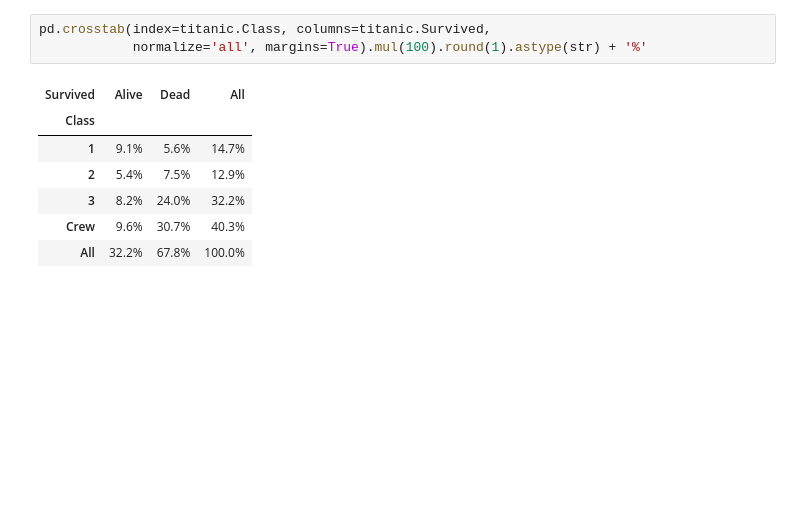
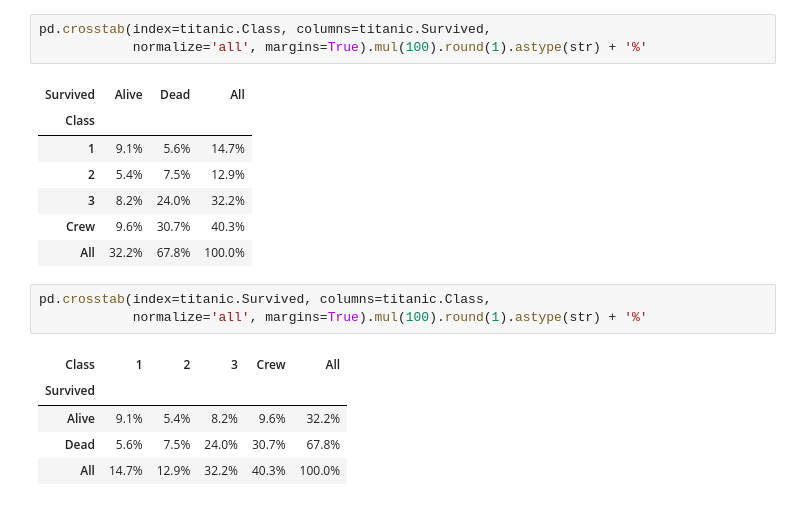
Before and after one commit to StephenDSNYC/IS5, a Jupyter notebook: code/ch03/ch03titanic.ipynb, the cells around one changed output. Saved outputs shown, nothing was run; the diff lists cells and outputs as text; blank space fills up the shorter version.

```diff
--- a/code/ch03/ch03titanic.ipynb
+++ b/code/ch03/ch03titanic.ipynb
@@ -62,3 +62,12 @@ pd.crosstab(index=titanic.Class, columns=titanic.Survived,
 | 3 | 8.2% | 24.0% | 32.2% |
 | Crew | 9.6% | 30.7% | 40.3% |
 | All | 32.2% | 67.8% | 100.0% |
+# %%
+pd.crosstab(index=titanic.Survived, columns=titanic.Class,
+            normalize='all', margins=True).mul(100).round(1).astype(str) + '%'
+# %% [output]
+| Class | 1 | 2 | 3 | Crew | All |
+| Survived |  |  |  |  |  |
+| Alive | 9.1% | 5.4% | 8.2% | 9.6% | 32.2% |
+| Dead | 5.6% | 7.5% | 24.0% | 30.7% | 67.8% |
+| All | 14.7% | 12.9% | 32.2% | 40.3% | 100.0% |
```
Also changed, not shown: parts of 4 cells of this notebook, 10 other files.
